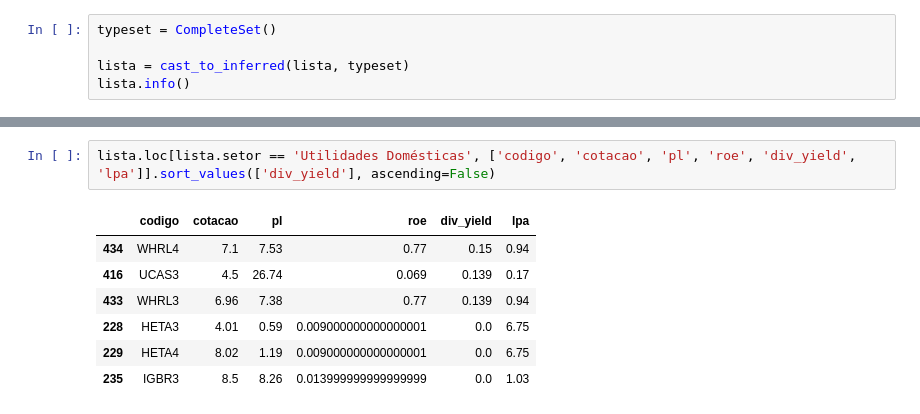
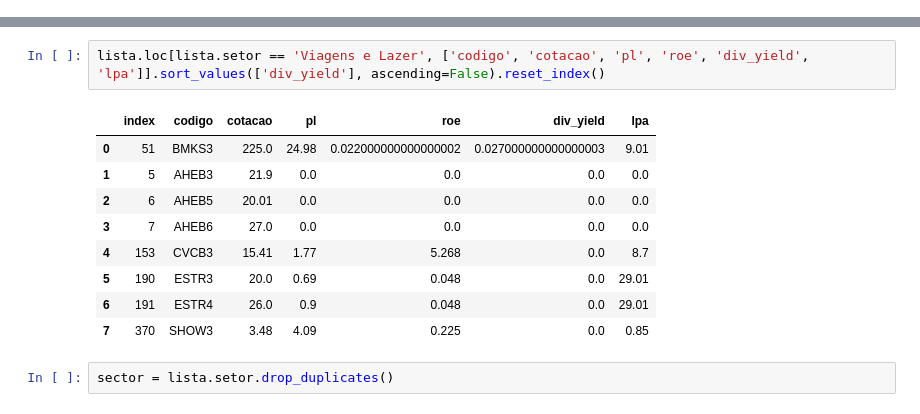
Before and after one commit to guilourenzo/AnalisaAcoes, a Jupyter notebook: get_data.ipynb, the cells around one changed output, grey strips where cells are left out. Saved outputs shown, nothing was run; the diff lists cells and outputs as text.

```diff
--- a/get_data.ipynb
+++ b/get_data.ipynb
@@ -64,5 +38,0 @@ memory usage: 144.2+ KB
-# %%
-typeset = CompleteSet()
-
-lista = cast_to_inferred(lista, typeset)
-lista.info()
@@ -87,10 +39,14 @@ memory usage: 144.2+ KB
 # %%
-lista.loc[lista.setor == 'Utilidades Domésticas', ['codigo', 'cotacao', 'pl', 'roe', 'div_yield', 'lpa']].sort_values(['div_yield'], ascending=False)
+lista.loc[lista.setor == 'Viagens e Lazer', ['codigo', 'cotacao', 'pl', 'roe', 'div_yield', 'lpa']].sort_values(['div_yield'], ascending=False).reset_index()
 # %% [output]
-|  | codigo | cotacao | pl | roe | div_yield | lpa |
-| 434 | WHRL4 | 7.1 | 7.53 | 0.77 | 0.15 | 0.94 |
-| 416 | UCAS3 | 4.5 | 26.74 | 0.069 | 0.139 | 0.17 |
-| 433 | WHRL3 | 6.96 | 7.38 | 0.77 | 0.139 | 0.94 |
-| 228 | HETA3 | 4.01 | 0.59 | 0.009000000000000001 | 0.0 | 6.75 |
-| 229 | HETA4 | 8.02 | 1.19 | 0.009000000000000001 | 0.0 | 6.75 |
-| 235 | IGBR3 | 8.5 | 8.26 | 0.013999999999999999 | 0.0 | 1.03 |
+|  | index | codigo | cotacao | pl | roe | div_yield | lpa |
+| 0 | 51 | BMKS3 | 225.0 | 24.98 | 0.022000000000000002 | 0.027000000000000003 | 9.01 |
+| 1 | 5 | AHEB3 | 21.9 | 0.0 | 0.0 | 0.0 | 0.0 |
+| 2 | 6 | AHEB5 | 20.01 | 0.0 | 0.0 | 0.0 | 0.0 |
+| 3 | 7 | AHEB6 | 27.0 | 0.0 | 0.0 | 0.0 | 0.0 |
+| 4 | 153 | CVCB3 | 15.41 | 1.77 | 5.268 | 0.0 | 8.7 |
+| 5 | 190 | ESTR3 | 20.0 | 0.69 | 0.048 | 0.0 | 29.01 |
+| 6 | 191 | ESTR4 | 26.0 | 0.9 | 0.048 | 0.0 | 29.01 |
+| 7 | 370 | SHOW3 | 3.48 | 4.09 | 0.225 | 0.0 | 0.85 |
+# %%
+sector = lista.setor.drop_duplicates()
```
Also changed, not shown: parts of 7 cells of this notebook, 2 other files.
